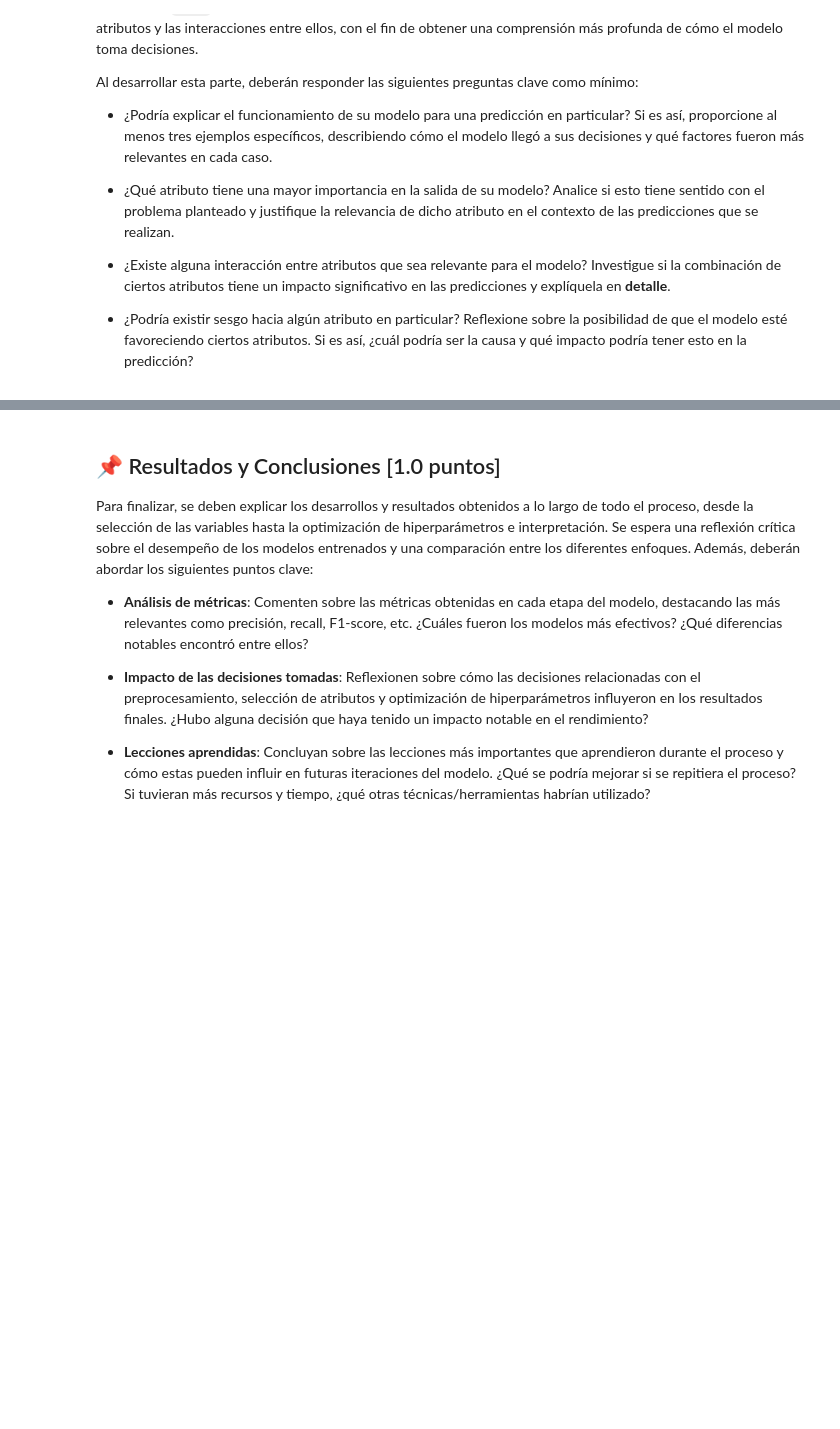
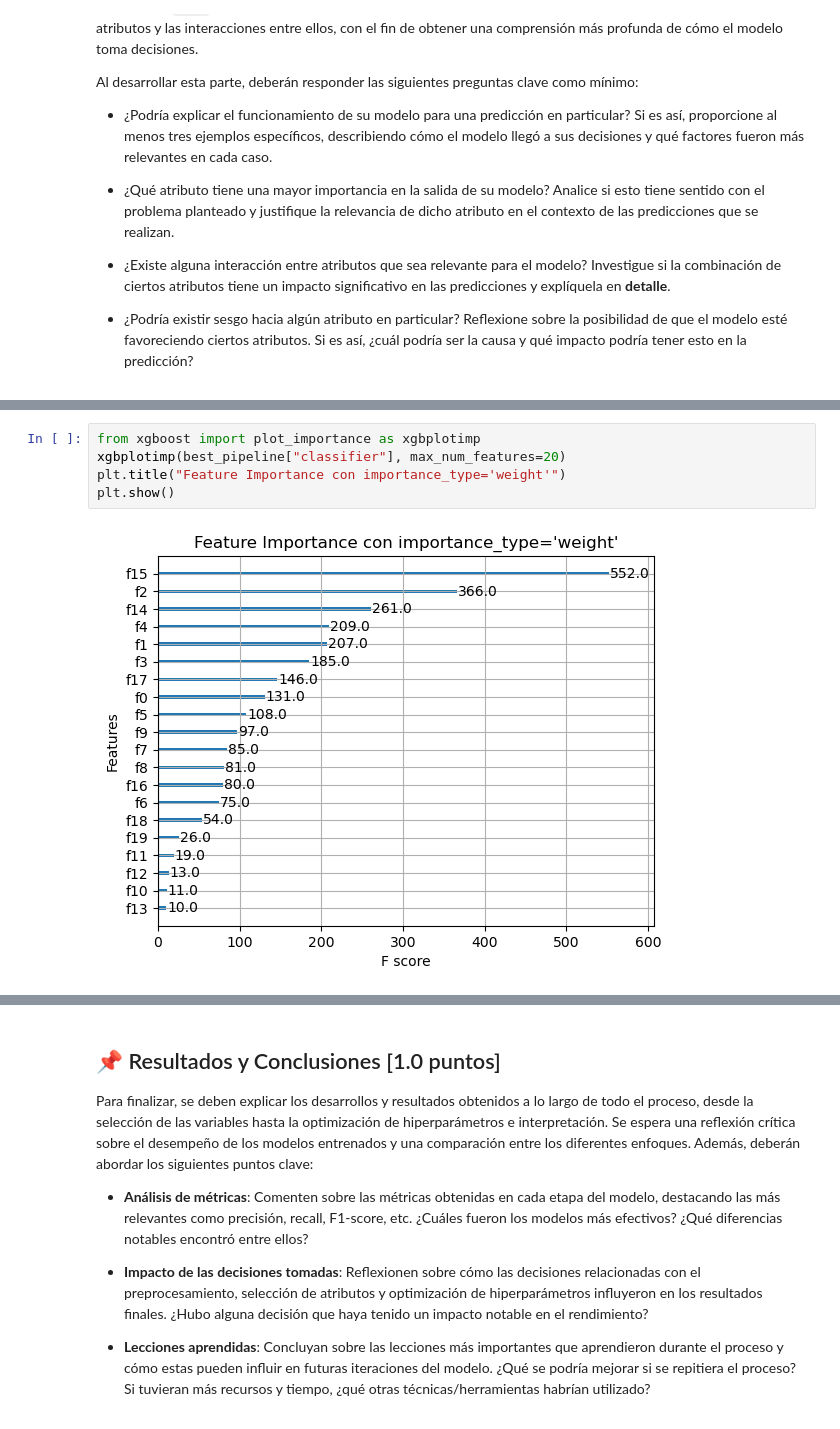
Before and after one commit to estebanaraneda/MDS7202_OVNI, a Jupyter notebook: project/enunciado_entrega1.ipynb, the cells around one changed output, grey strips where cells are left out. Cells and saved outputs as stored; diff of their text form; blank space fills up the shorter version.

```diff
--- a/project/enunciado_entrega1.ipynb
+++ b/project/enunciado_entrega1.ipynb
@@ -885,0 +1123,7 @@ Al desarrollar esta parte, deberán responder las siguientes preguntas clave com
+# %%
+from xgboost import plot_importance as xgbplotimp
+xgbplotimp(best_pipeline["classifier"], max_num_features=20)
+plt.title("Feature Importance con importance_type='weight'")
+plt.show()
+# %% [output]
+[figure, added]
```
Also changed, not shown: parts of 29 cells of this notebook.
